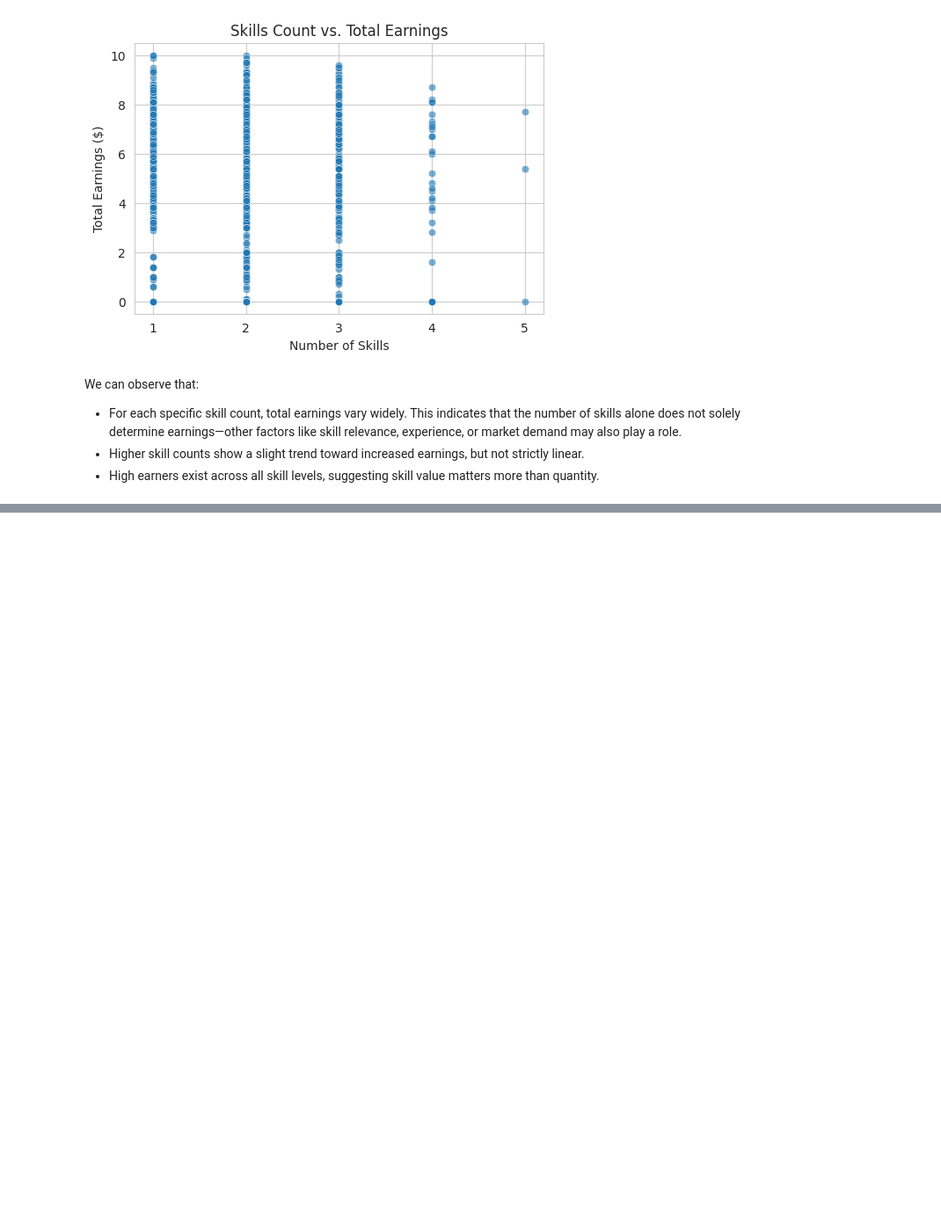
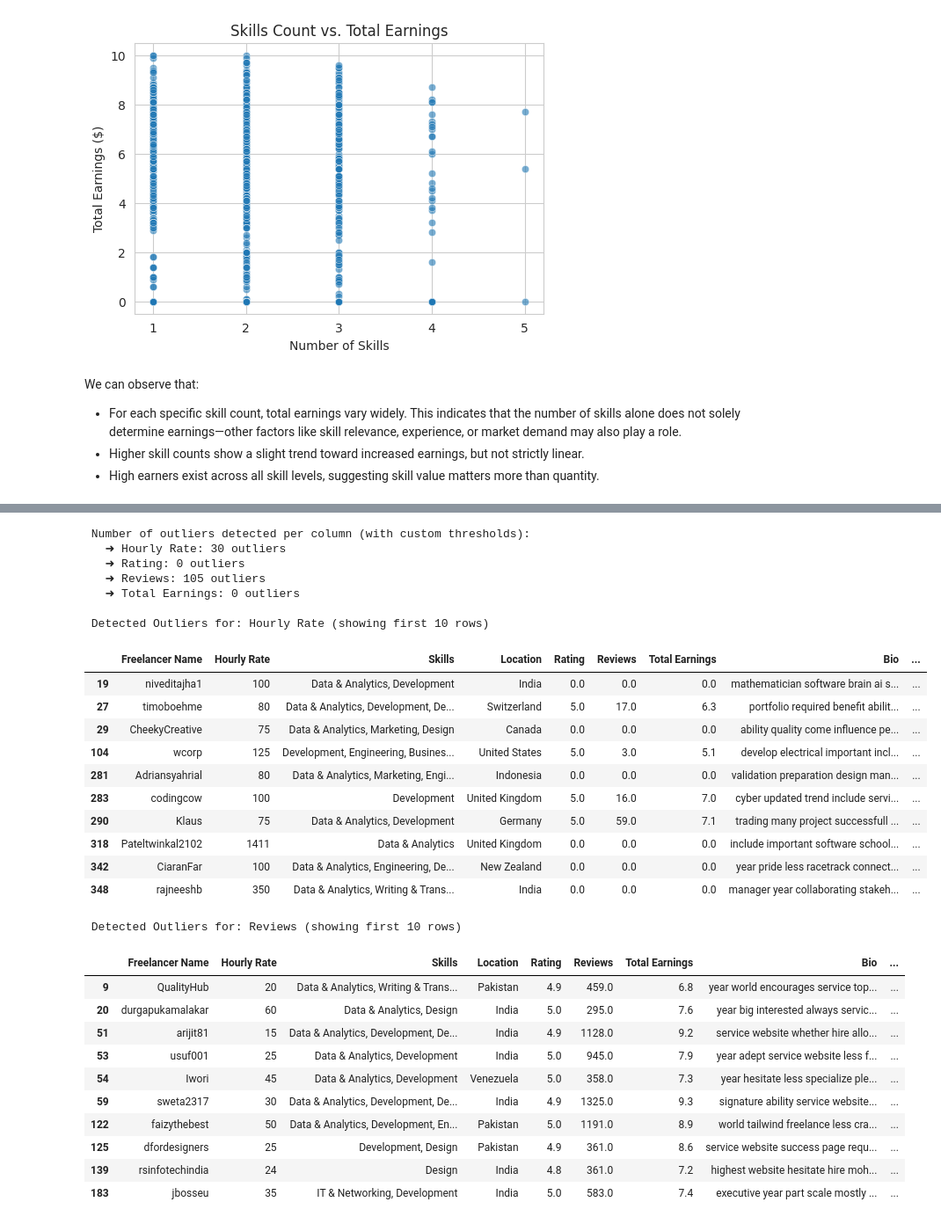
Before and after one commit to iRoseM/Freelancing-Trends--IT362, a Jupyter notebook: IT362_groub_6.ipynb, the cells around one changed output, grey strips where cells are left out. Shown at 88% size. Drawn from its saved outputs; the diff is of its cells as text; code cells hidden in the pictures; blank space fills up the shorter version.

```diff
--- a/IT362_groub_6.ipynb
+++ b/IT362_groub_6.ipynb
@@ -1155,0 +1177,69 @@ We can observe that:
+# %%
+numeric_cols = ['Hourly Rate', 'Rating', 'Reviews', 'Total Earnings']
+
+# Compute Q1 (25th percentile) and Q3 (75th percentile)
+Q1 = df[numeric_cols].quantile(0.25)
+Q3 = df[numeric_cols].quantile(0.75)
+IQR = Q3 - Q1
+
+# Define custom multipliers for each column
+iqr_multipliers = {
+    "Hourly Rate": 2.0,
+    "Rating": 1.5,
+    "Reviews": 3.0,
+    "Total Earnings": 2.5
+}
+
+lower_bounds = {}
+upper_bounds = {}
+
+for col in numeric_cols:
+    lower_bounds[col] = Q1[col] - iqr_multipliers[col] * IQR[col]
+    upper_bounds[col] = Q3[col] + iqr_multipliers[col] * IQR[col]
+
+print("\n Number of outliers detected per column (with custom thresholds):")
+
+outlier_dict = {}
+
+for col in numeric_cols:
+    outliers_col = df[(df[col] < lower_bounds[col]) | (df[col] > upper_bounds[col])]
+    num_outliers = outliers_col.shape[0]
+    print(f"   ➜ {col}: {num_outliers} outliers")
+
+    if num_outliers > 0:
+        outlier_dict[col] = outliers_col
+
+for col, outliers_data in outlier_dict.items():
+    print(f"\n Detected Outliers for: {col} (showing first 10 rows)")
+    display(outliers_data.head(10))
+# %% [output]
+ Number of outliers detected per column (with custom thresholds):
+   ➜ Hourly Rate: 30 outliers
+   ➜ Rating: 0 outliers
+   ➜ Reviews: 105 outliers
+   ➜ Total Earnings: 0 outliers
+
+ Detected Outliers for: Hourly Rate (showing first 10 rows)
+|  | Freelancer Name | Hourly Rate | Skills | Location | Rating | Reviews | Total Earnings | Bio | ... |
+| 19 | niveditajha1 | 100 | Data & Analytics, Development | India | 0.0 | 0.0 | 0.0 | mathematician software brain ai s... | ... |
+| 27 | timoboehme | 80 | Data & Analytics, Development, De... | Switzerland | 5.0 | 17.0 | 6.3 | portfolio required benefit abilit... | ... |
+| 29 | CheekyCreative | 75 | Data & Analytics, Marketing, Design | Canada | 0.0 | 0.0 | 0.0 | ability quality come influence pe... | ... |
+| 104 | wcorp | 125 | Development, Engineering, Busines... | United States | 5.0 | 3.0 | 5.1 | develop electrical important incl... | ... |
+| 281 | Adriansyahrial | 80 | Data & Analytics, Marketing, Engi... | Indonesia | 0.0 | 0.0 | 0.0 | validation preparation design man... | ... |
+| 283 | codingcow | 100 | Development | United Kingdom | 5.0 | 16.0 | 7.0 | cyber updated trend include servi... | ... |
+| 290 | Klaus | 75 | Data & Analytics, Development | Germany | 5.0 | 59.0 | 7.1 | trading many project successfull ... | ... |
+| 318 | Pateltwinkal2102 | 1411 | Data & Analytics | United Kingdom | 0.0 | 0.0 | 0.0 | include important software school... | ... |
+| 342 | CiaranFar | 100 | Data & Analytics, Engineering, De... | New Zealand | 0.0 | 0.0 | 0.0 | year pride less racetrack connect... | ... |
+| 348 | rajneeshb | 350 | Data & Analytics, Writing & Trans... | India | 0.0 | 0.0 | 0.0 | manager year collaborating stakeh... | ... |
+ Detected Outliers for: Reviews (showing first 10 rows)
+|  | Freelancer Name | Hourly Rate | Skills | Location | Rating | Reviews | Total Earnings | Bio | ... |
+| 9 | QualityHub | 20 | Data & Analytics, Writing & Trans... | Pakistan | 4.9 | 459.0 | 6.8 | year world encourages service top... | ... |
+| 20 | durgapukamalakar | 60 | Data & Analytics, Design | India | 5.0 | 295.0 | 7.6 | year big interested always servic... | ... |
+| 51 | arijit81 | 15 | Data & Analytics, Development, De... | India | 4.9 | 1128.0 | 9.2 | service website whether hire allo... | ... |
+| 53 | usuf001 | 25 | Data & Analytics, Development | India | 5.0 | 945.0 | 7.9 | year adept service website less f... | ... |
+| 54 | Iwori | 45 | Data & Analytics, Development | Venezuela | 5.0 | 358.0 | 7.3 | year hesitate less specialize ple... | ... |
+| 59 | sweta2317 | 30 | Data & Analytics, Development, De... | India | 4.9 | 1325.0 | 9.3 | signature ability service website... | ... |
+| 122 | faizythebest | 50 | Data & Analytics, Development, En... | Pakistan | 5.0 | 1191.0 | 8.9 | world tailwind freelance less cra... | ... |
+| 125 | dfordesigners | 25 | Development, Design | Pakistan | 4.9 | 361.0 | 8.6 | service website success page requ... | ... |
+| 139 | rsinfotechindia | 24 | Design | India | 4.8 | 361.0 | 7.2 | highest website hesitate hire moh... | ... |
+| 183 | jbosseu | 35 | IT & Networking, Development | India | 5.0 | 583.0 | 7.4 | executive year part scale mostly ... | ... |
```
Also changed, not shown: parts of 15 cells of this notebook.
